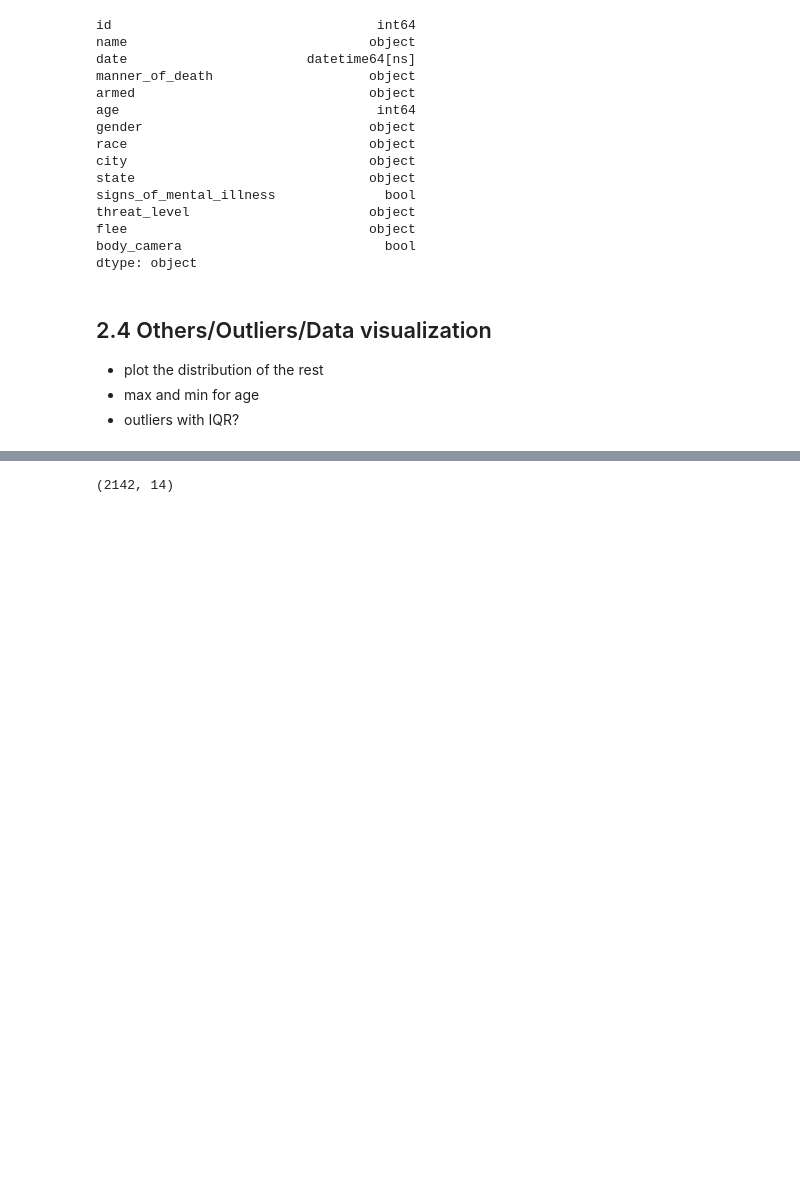
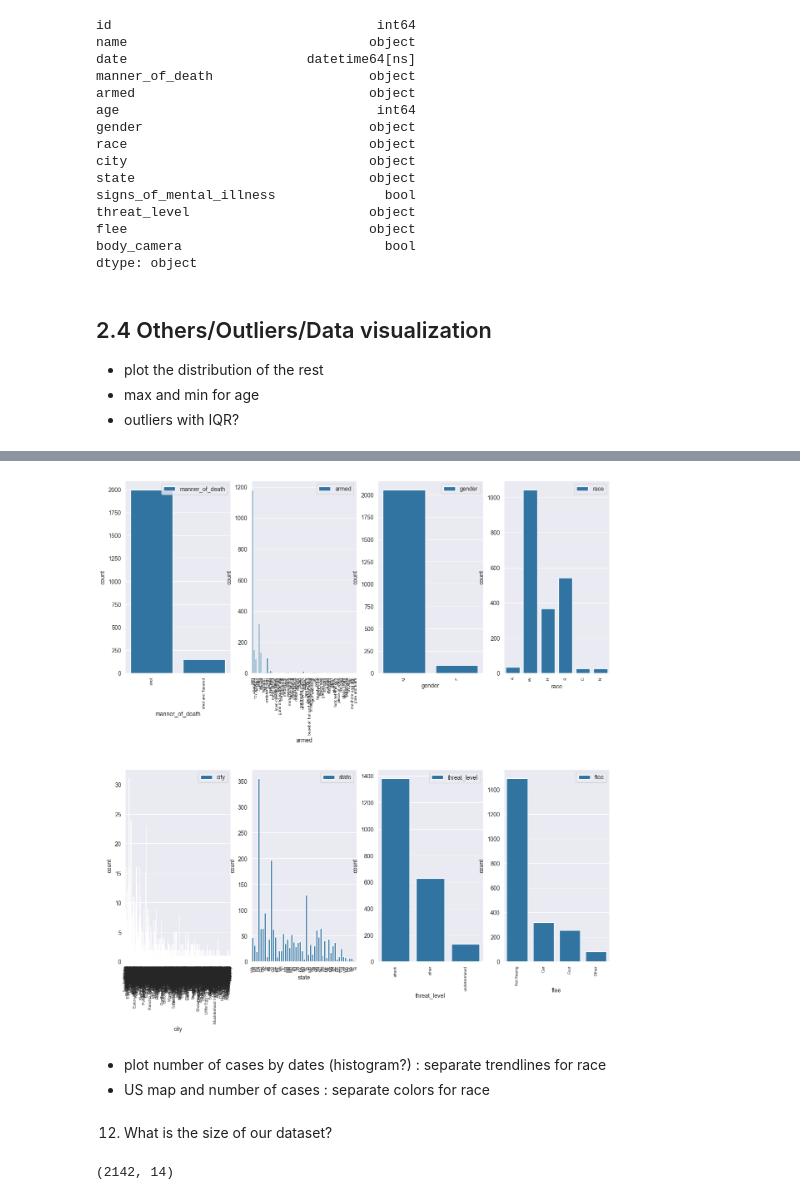
Before and after one commit to CelineChiLamNg/fatal_police_shootings, a Jupyter notebook: FatalPoliceShootings.ipynb, the cells around one changed output, grey strips where cells are left out. Saved outputs shown, nothing was run; the diff lists cells and outputs as text; code cells hidden in the pictures; blank space fills up the shorter version.

Commit message:
outliers visualizations

```diff
--- a/FatalPoliceShootings.ipynb
+++ b/FatalPoliceShootings.ipynb
@@ -429,0 +448,8 @@ dtype: object
+# %%
+db_2 = db_replaced.copy()
+for i in range(len(db_2.armed)) :
+    value = db_2.armed[i]
+    if value != "unarmed":
+        db_2[i, "armed"] = "armed"
+
+print(db_2.armed.unique())
@@ -430,3 +470,25 @@ dtype: object
+# %%
+numeric = ["date", "age"]
+boolean = ["signs_of_mental_illness", "body_camera"]
+categorical = ["manner_of_death", "armed", "gender", "race", "threat_level",
+               "flee"]
+map = ["city", "state"]
+# %%
+fig = plt.figure( figsize=(15, 15))
+
+for i, feature in enumerate(categorical, 1):
+    ax = fig.add_subplot(2, 4, i)
+    sns.countplot(data=db_replaced, x=feature, label=feature)
+    plt.xticks(rotation=90, fontsize=7)
+
+plt.subplots_adjust(hspace=0.5)
+# %% [output]
+[figure, added]
+# %% [markdown]
+- plot number of cases by dates (histogram?) : separate trendlines for race
+- US map and number of cases : separate colors for race
+# %% [markdown]
+12. What is the size of our dataset?
 # %%
 db.shape
 # %% [output]
```
Also changed, not shown: parts of 3 cells of this notebook.
